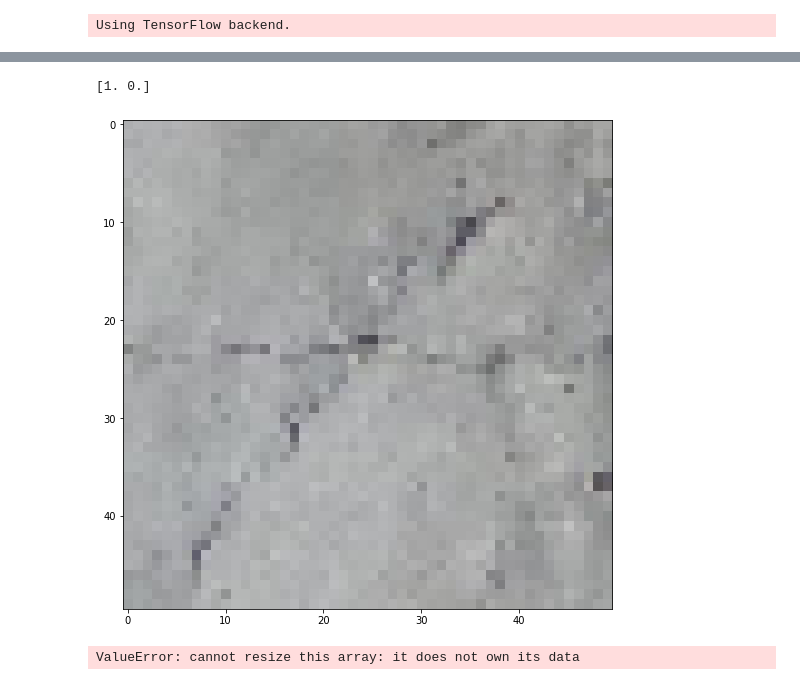
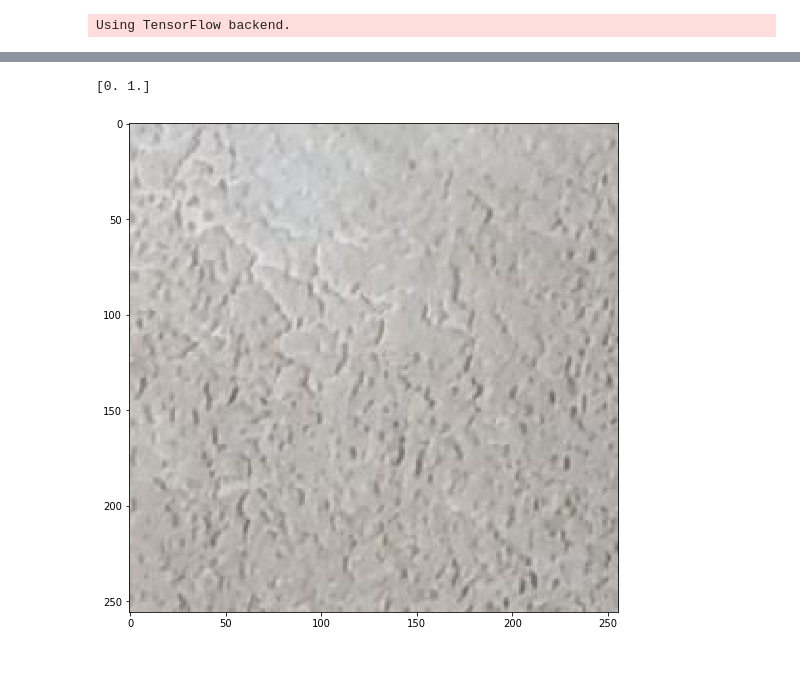
Before and after one commit to MasumiKori/deep_learning, a Jupyter notebook: learning_model.ipynb, the cells around one changed output, grey strips where cells are left out. Cells and saved outputs as stored; diff of their text form; code cells hidden in the pictures.

Commit message:
Add files via upload
data_size = 256 * 256

```diff
--- a/learning_model.ipynb
+++ b/learning_model.ipynb
@@ -27,14 +27,14 @@ config.gpu_options.allow_growth = True
 config.gpu_options.visible_device_list = "0"
 set_session(tf.Session(config=config))
 # %%
-folder = os.listdir("./data/copy/")
-image_size = 50
+folder = os.listdir("./data/SDNET2018/D/")
+image_size = 256
 dense_size = len(folder)
 
 X = []
 Y = []
 for index, name in enumerate(folder):
-    dir = "./data/copy/" + name
+    dir = "./data/SDNET2018/D/" + name
     files = glob.glob(dir + "/*.jpg")
     for i, file in enumerate(files):
         image = Image.open(file)
@@ -48,7 +48,6 @@ Y = np.array(Y)
 X = X.astype('float32')
 X = X / 255.0
 
-
 Y = np_utils.to_categorical(Y, dense_size)
 X_train, X_test, y_train, y_test = train_test_split(X, Y, test_size=0.20)
 
@@ -75,5 +65,5 @@ plt.show()
 # %%
-model_file_name = 'model_copy.hdf5'
+model_file_name = 'model_SDNET2018_256.hdf5'
 model = load_model('./model/' + model_file_name)
 
 score = model.evaluate(X_test,y_test,verbose=1)
@@ -83,17 +73,24 @@ print("evaluate acc: {0[1]}".format(score))
 prex = model.predict(X_test)
 wrong = []
 w_index = []
-for i in range(2604):
+fp = []
+fn = []
+a = np_utils.to_categorical(1, dense_size)
+for i in range(len(X_test)):
     yi = y_test[i:i+1]
     prei = prex[i:i+1]
     if prei.argmax() != yi.argmax():
         wrong.append(i)
         w_index.append(y_test[i])
+        if (y_test[i][0]) == a[0]:
+            fp.append(i)
+        else :
+            fn.append(i)
 wrong = np.array(wrong)
 wrong.astype('float32')
 w_index = np.array(w_index)
-
-print(wrong)
-print(w_index)
-print('wrong',len(wrong))
+fn = np.array(fn)
+fp = np.array(fp)
+fn.astype('float32')
+fp.astype('float32')
 # %% [output]
@@ -125,16 +197,8 @@ for i in range(len(wrong)):
 # %%
-print(w_index[106])
+print(y_test[fp[1]])
 fig = plt.figure(figsize=(16,9))
-plt.imshow(X[wrong[106]])
+plt.imshow(X_test[fp[1]])
 plt.show()
 # %% [output]
-[1. 0.]
+[0. 1.]
-[figure, old version]
+[figure, new version]
-# %%
-image_size = 256
-X[0] = X[0].resize((image_size, image_size))
-fig = plt.figure(figsize=(16,9))
-plt.imshow(X[0])
-plt.show()
-# %% [output]
-ValueError: cannot resize this array: it does not own its data
```
Also changed, not shown: parts of 7 cells of this notebook.
